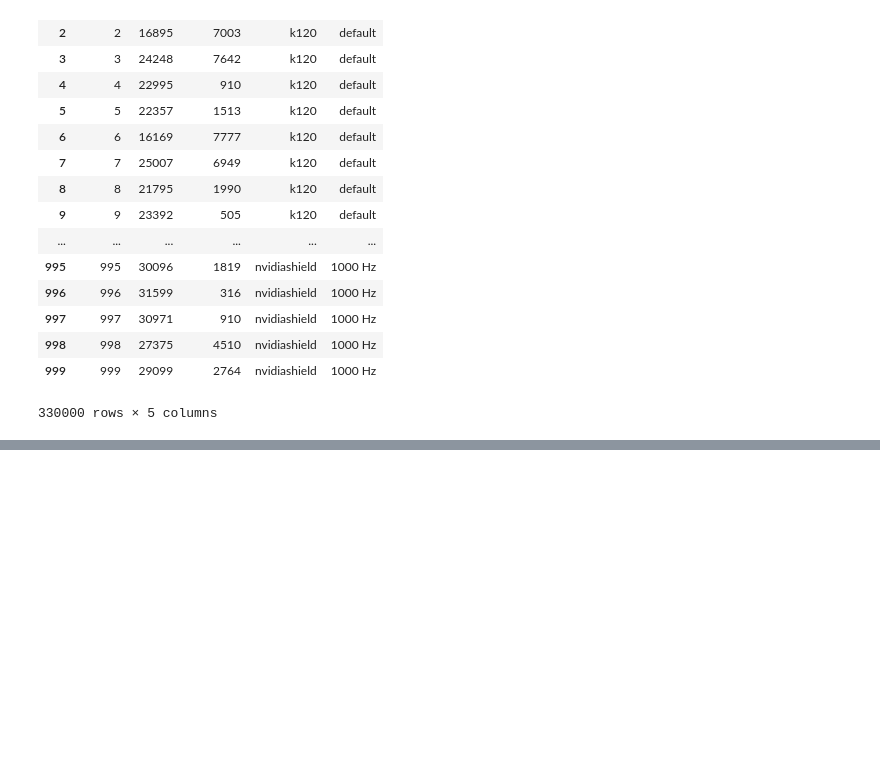
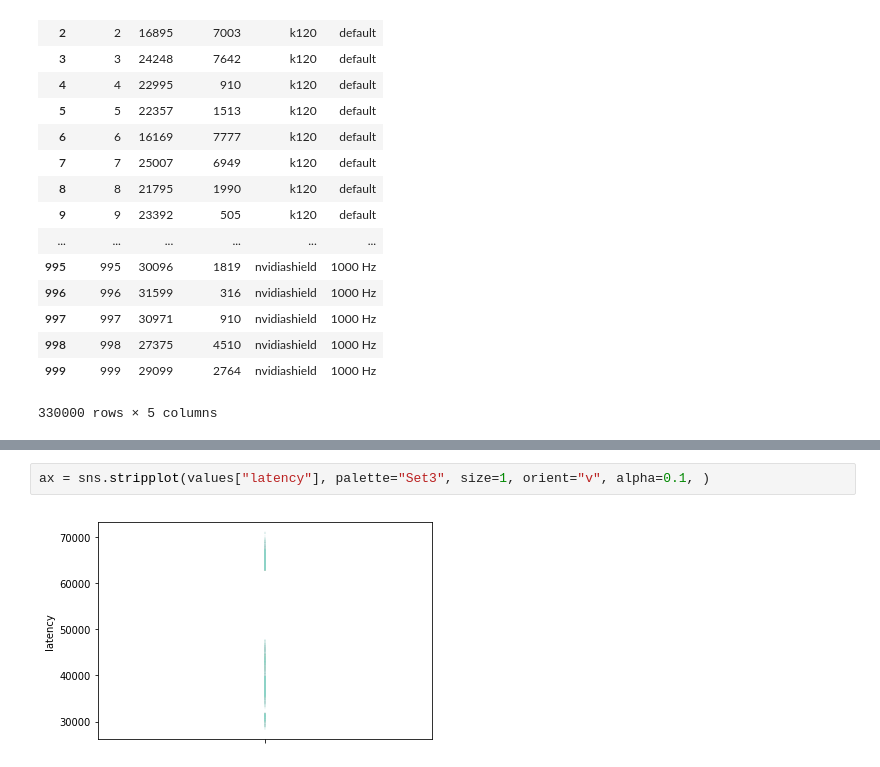
Before and after one commit to PDA-UR/latency_measurements, a Jupyter notebook: LatencyComplete.ipynb, the cells around one changed output, grey strips where cells are left out. Drawn from its saved outputs; the diff is of its cells as text; blank space fills up the shorter version.

```diff
--- a/LatencyComplete.ipynb
+++ b/LatencyComplete.ipynb
@@ -91,0 +96,4 @@ axes.set_xlim(0,100)
+# %%
+ax = sns.stripplot(values["latency"], palette="Set3", size=1, orient="v", alpha=0.1, )
+# %% [output]
+[figure, added]
```
Also changed, not shown: parts of 1 cell of this notebook.
